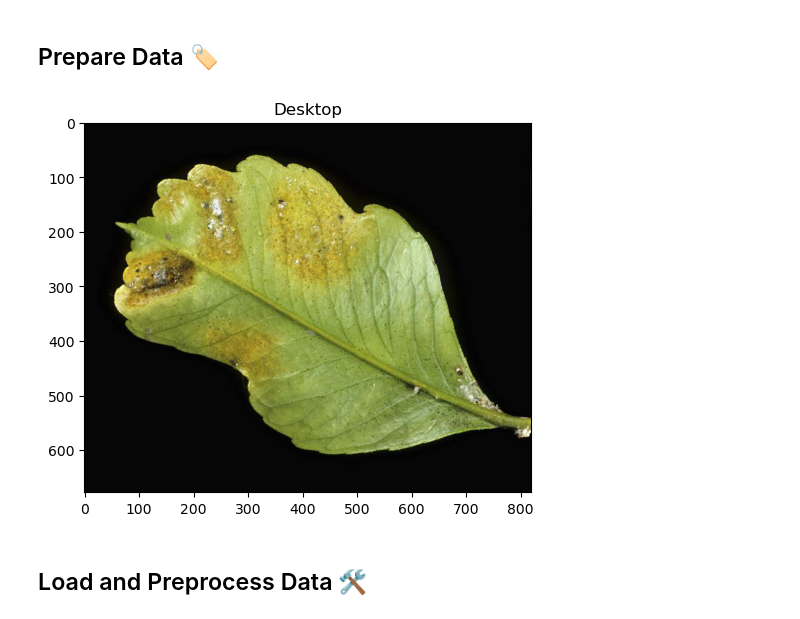
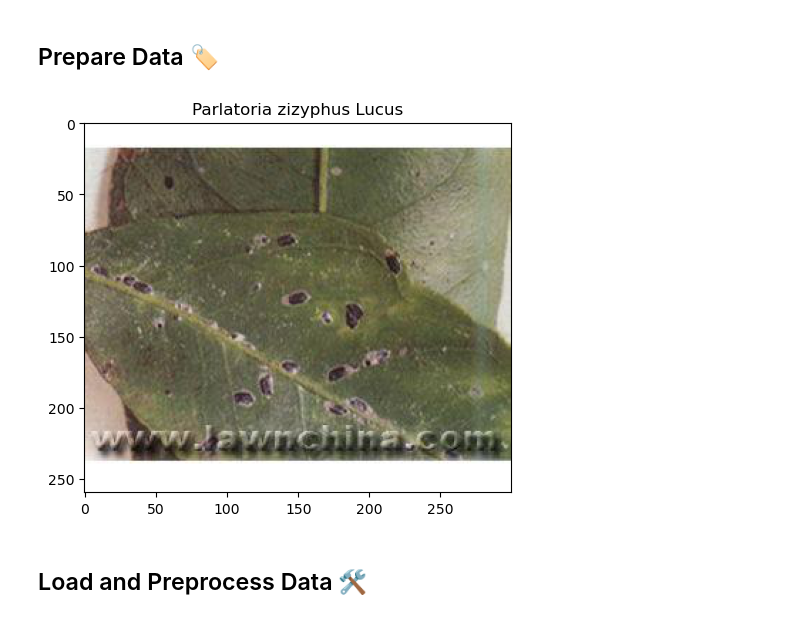
Before and after one commit to isaac0964/Aprendizaje_Automatico, a Jupyter notebook: Proyecto_Final/Codigo/IP102.ipynb, the cells around one changed output. Drawn from its saved outputs; the diff is of its cells as text; code cells hidden in the pictures.

```diff
--- a/Proyecto_Final/Codigo/IP102.ipynb
+++ b/Proyecto_Final/Codigo/IP102.ipynb
@@ -65,15 +65,15 @@ if not os.path.isdir(os.path.join(root_dir, "train")):
 # %%
 # Show a random image from IP102 dataset along its corresponging class
 
 # paths of train images
 train_paths = glob.glob(os.path.join(root_dir, "train/*/*"))
 idx = np.random.randint(len(train_paths))
 image = tf.keras.utils.load_img(train_paths[idx])
 plt.imshow(image)
-plt.title(train_paths[idx].split("/")[3])
+plt.title(train_paths[idx].split("/")[7])
 plt.show()
 # %% [output]
-[figure, old version]
+[figure, new version]
 # %% [markdown]
 ## Load and Preprocess Data 🛠️
 # %%
```
